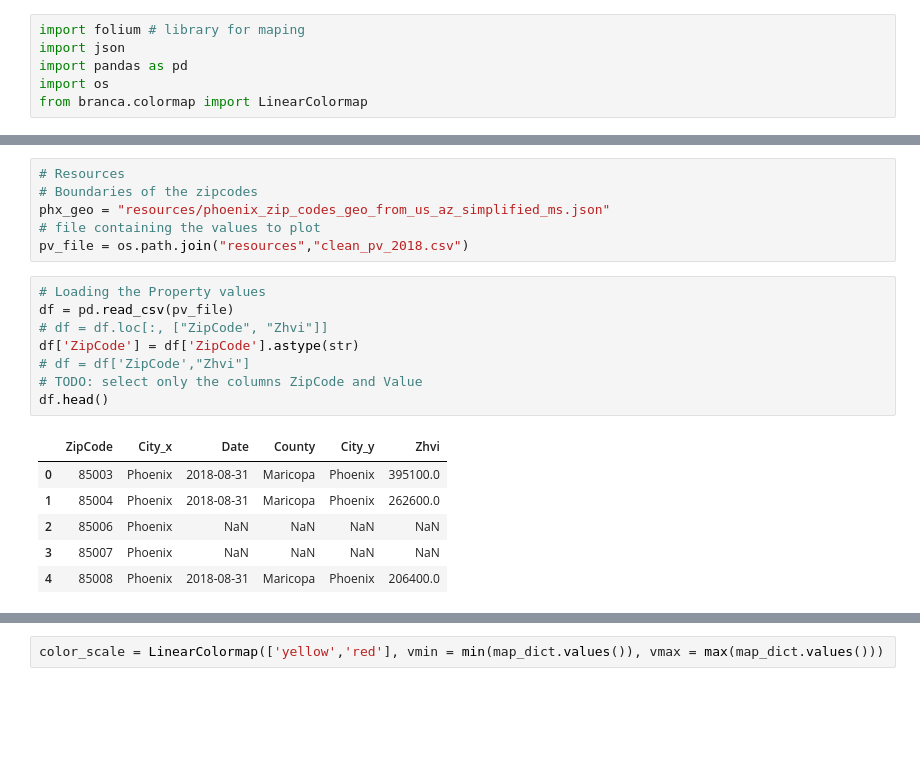
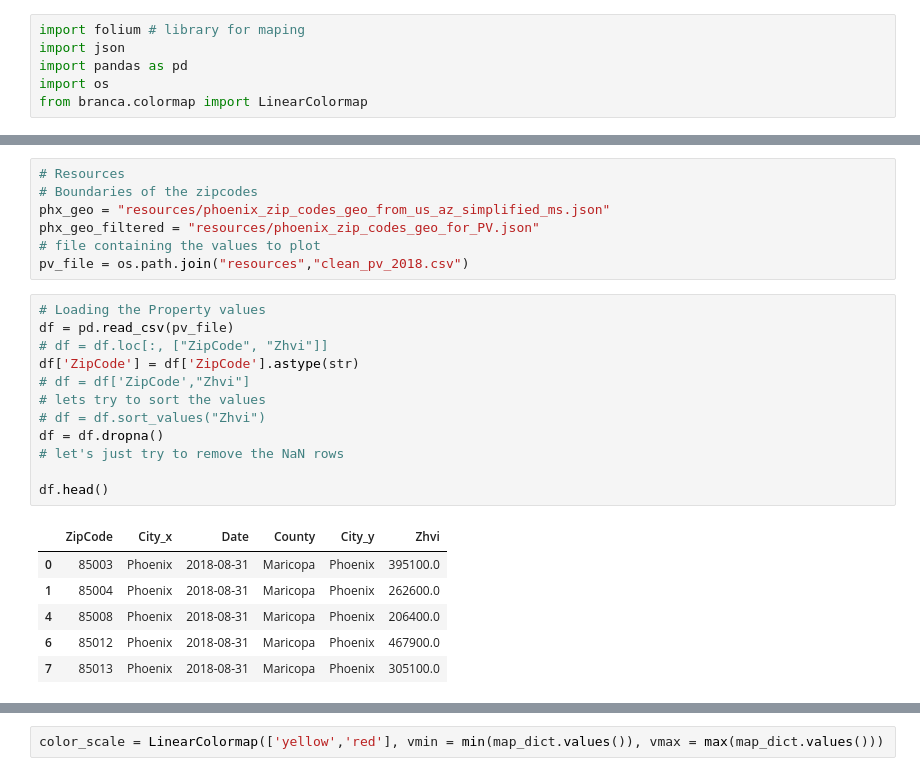
Before and after one commit to marieo31/project_1, a Jupyter notebook: maping_PVbyZipcode.ipynb, the cells around one changed output, grey strips where cells are left out. Saved outputs shown, nothing was run; the diff lists cells and outputs as text; blank space fills up the shorter version.

```diff
--- a/maping_PVbyZipcode.ipynb
+++ b/maping_PVbyZipcode.ipynb
@@ -8,20 +41,25 @@ from branca.colormap import LinearColormap
 # Resources
 # Boundaries of the zipcodes
 phx_geo = "resources/phoenix_zip_codes_geo_from_us_az_simplified_ms.json"
+phx_geo_filtered = "resources/phoenix_zip_codes_geo_for_PV.json"
 # file containing the values to plot
 pv_file = os.path.join("resources","clean_pv_2018.csv")
 # %%
 # Loading the Property values
 df = pd.read_csv(pv_file)
 # df = df.loc[:, ["ZipCode", "Zhvi"]]
 df['ZipCode'] = df['ZipCode'].astype(str)
 # df = df['ZipCode',"Zhvi"]
-# TODO: select only the columns ZipCode and Value
+# lets try to sort the values
+# df = df.sort_values("Zhvi")
+df = df.dropna()
+# let's just try to remove the NaN rows
+
 df.head()
 # %% [output]
 |  | ZipCode | City_x | Date | County | City_y | Zhvi |
 | 0 | 85003 | Phoenix | 2018-08-31 | Maricopa | Phoenix | 395100.0 |
 | 1 | 85004 | Phoenix | 2018-08-31 | Maricopa | Phoenix | 262600.0 |
-| 2 | 85006 | Phoenix | NaN | NaN | NaN | NaN |
-| 3 | 85007 | Phoenix | NaN | NaN | NaN | NaN |
 | 4 | 85008 | Phoenix | 2018-08-31 | Maricopa | Phoenix | 206400.0 |
+| 6 | 85012 | Phoenix | 2018-08-31 | Maricopa | Phoenix | 467900.0 |
+| 7 | 85013 | Phoenix | 2018-08-31 | Maricopa | Phoenix | 305100.0 |
```
Also changed, not shown: parts of 13 cells of this notebook, 1 other file.
